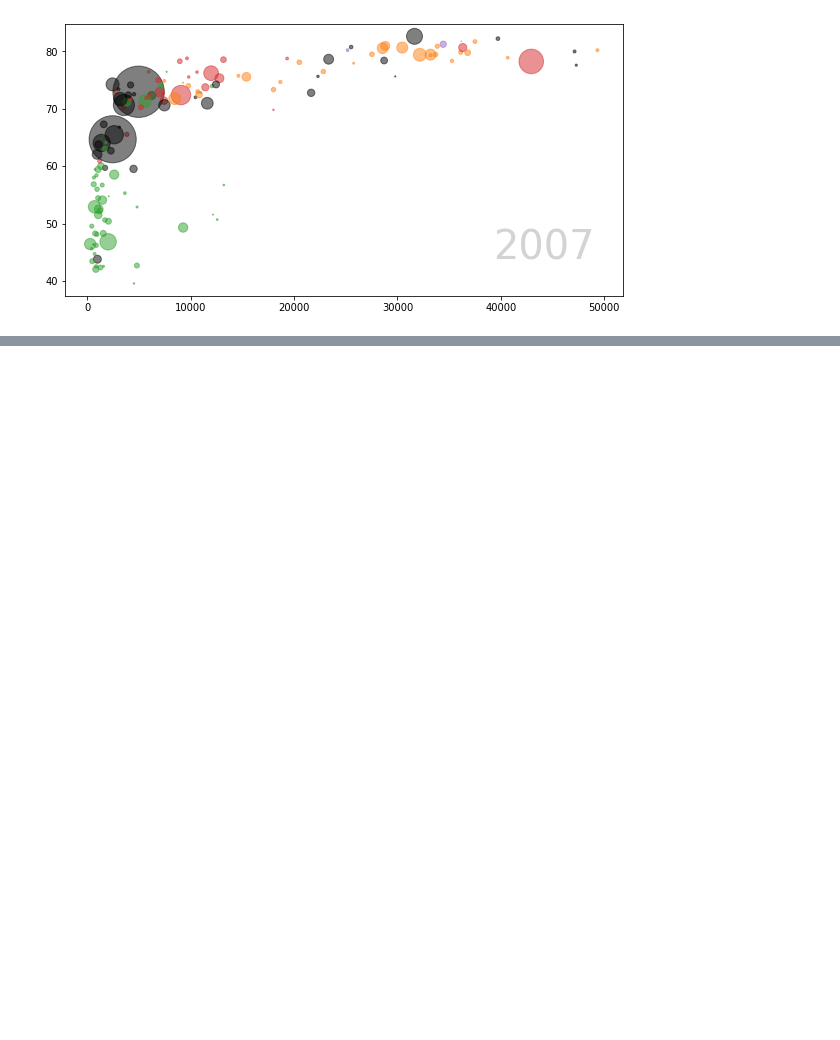
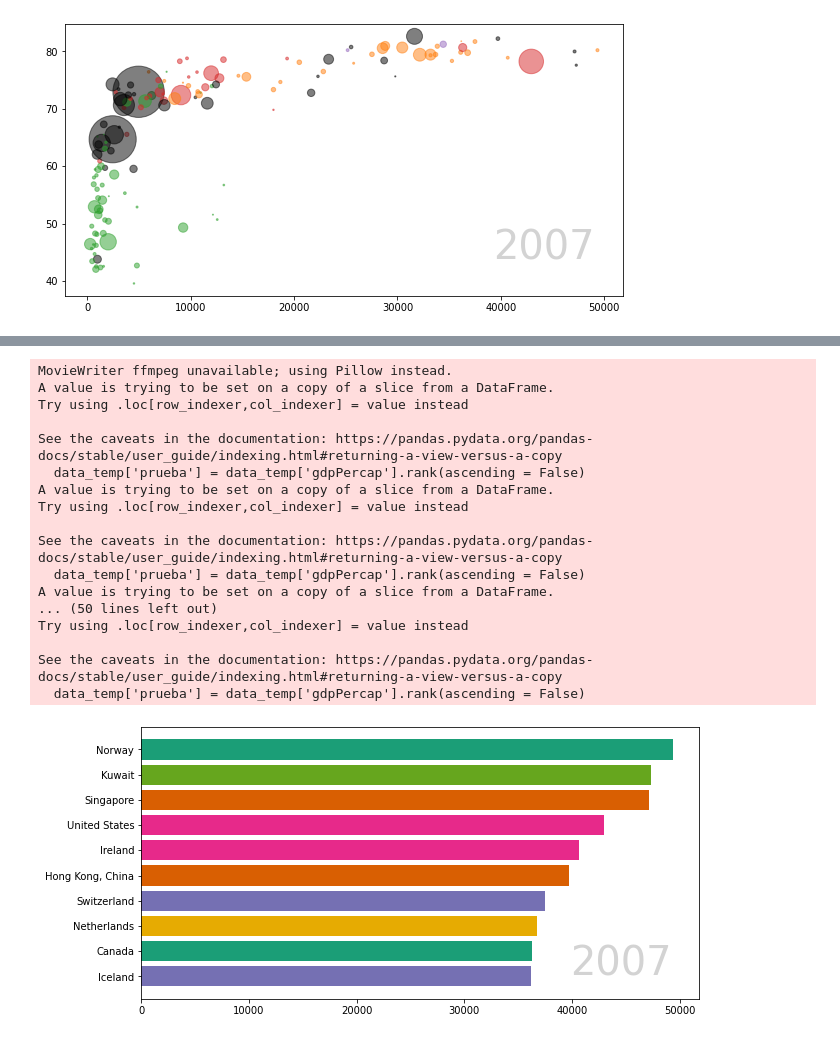
Before and after one commit to zenUnicorn/Python-Animation, a Jupyter notebook: Python Animation.ipynb, the cells around one changed output, grey strips where cells are left out. Drawn from its saved outputs; the diff is of its cells as text; code cells hidden in the pictures; blank space fills up the shorter version.

```diff
--- a/Python Animation.ipynb
+++ b/Python Animation.ipynb
@@ -208,0 +301,69 @@ plt.show()
+# %%
+barchartrace_data  = gapminder.copy()
+n_observations = 10
+
+fig, ax = plt.subplots(figsize=(10, 5))
+
+font = {
+    'weight': 'normal',
+    'size'  :  40,
+    'color': 'lightgray'
+}
+
+years = barchartrace_data['year'].unique()
+
+label = ax.text(0.95, 0.20, years[0],
+                horizontalalignment='right',
+                verticalalignment='top',
+                transform=ax.transAxes,
+                fontdict=font)
+
+
+def update_barchart_race(i):
+
+    year = years[i]
+
+    data_temp = barchartrace_data.loc[barchartrace_data['year'] == year, :]
+
+    # Create rank and get first 10 countries
+    data_temp['prueba'] = data_temp['gdpPercap'].rank(ascending = False)
+    data_temp = data_temp.loc[data_temp['prueba'] <= n_observations]
+
+    colors = plt.cm.Dark2(range(6))
+
+    ax.clear()
+    ax.barh(y = data_temp['prueba'] ,
+            width = data_temp.gdpPercap,
+            tick_label=data_temp['country'],
+           color=colors)
+
+    label = ax.text(0.95, 0.20, year,
+                horizontalalignment='right',
+                verticalalignment='top',
+                transform=ax.transAxes,
+                fontdict=font)
+
+    ax.set_ylim(ax.get_ylim()[::-1]) # Revert axis
+
+
+anim = animation.FuncAnimation(fig, update_barchart_race, frames = len(years))
+anim.save('barchart-race.gif')
+# %% [output]
+MovieWriter ffmpeg unavailable; using Pillow instead.
+A value is trying to be set on a copy of a slice from a DataFrame.
+Try using .loc[row_indexer,col_indexer] = value instead
+
+See the caveats in the documentation: https://pandas.pydata.org/pandas-docs/stable/user_guide/indexing.html#returning-a-view-versus-a-copy
+  data_temp['prueba'] = data_temp['gdpPercap'].rank(ascending = False)
+A value is trying to be set on a copy of a slice from a DataFrame.
+Try using .loc[row_indexer,col_indexer] = value instead
+
+See the caveats in the documentation: https://pandas.pydata.org/pandas-docs/stable/user_guide/indexing.html#returning-a-view-versus-a-copy
+  data_temp['prueba'] = data_temp['gdpPercap'].rank(ascending = False)
+A value is trying to be set on a copy of a slice from a DataFrame.
+... (50 lines left out)
+Try using .loc[row_indexer,col_indexer] = value instead
+
+See the caveats in the documentation: https://pandas.pydata.org/pandas-docs/stable/user_guide/indexing.html#returning-a-view-versus-a-copy
+  data_temp['prueba'] = data_temp['gdpPercap'].rank(ascending = False)
+[figure, added]
```
Also changed, not shown: parts of 10 cells of this notebook, 1 other file.
